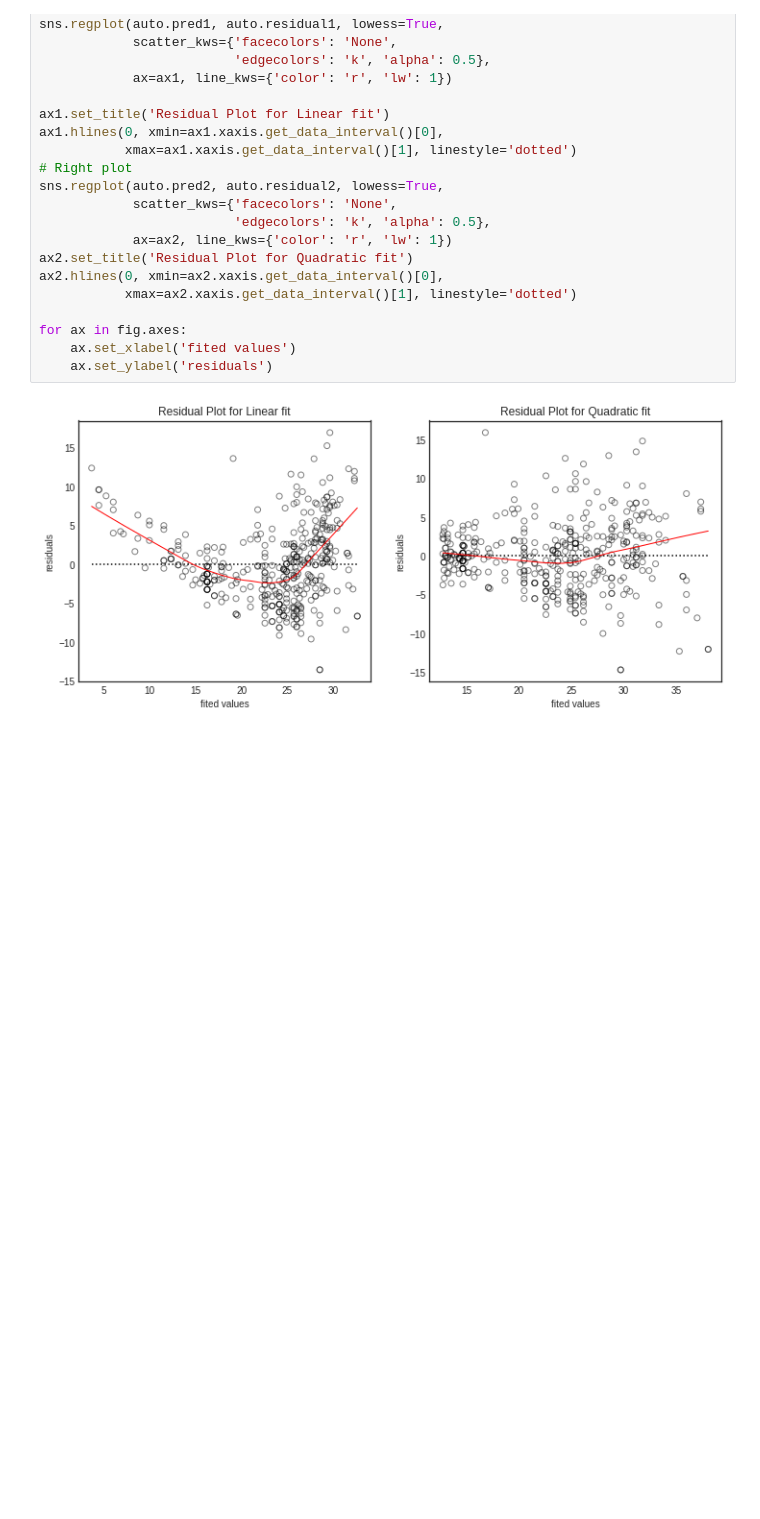
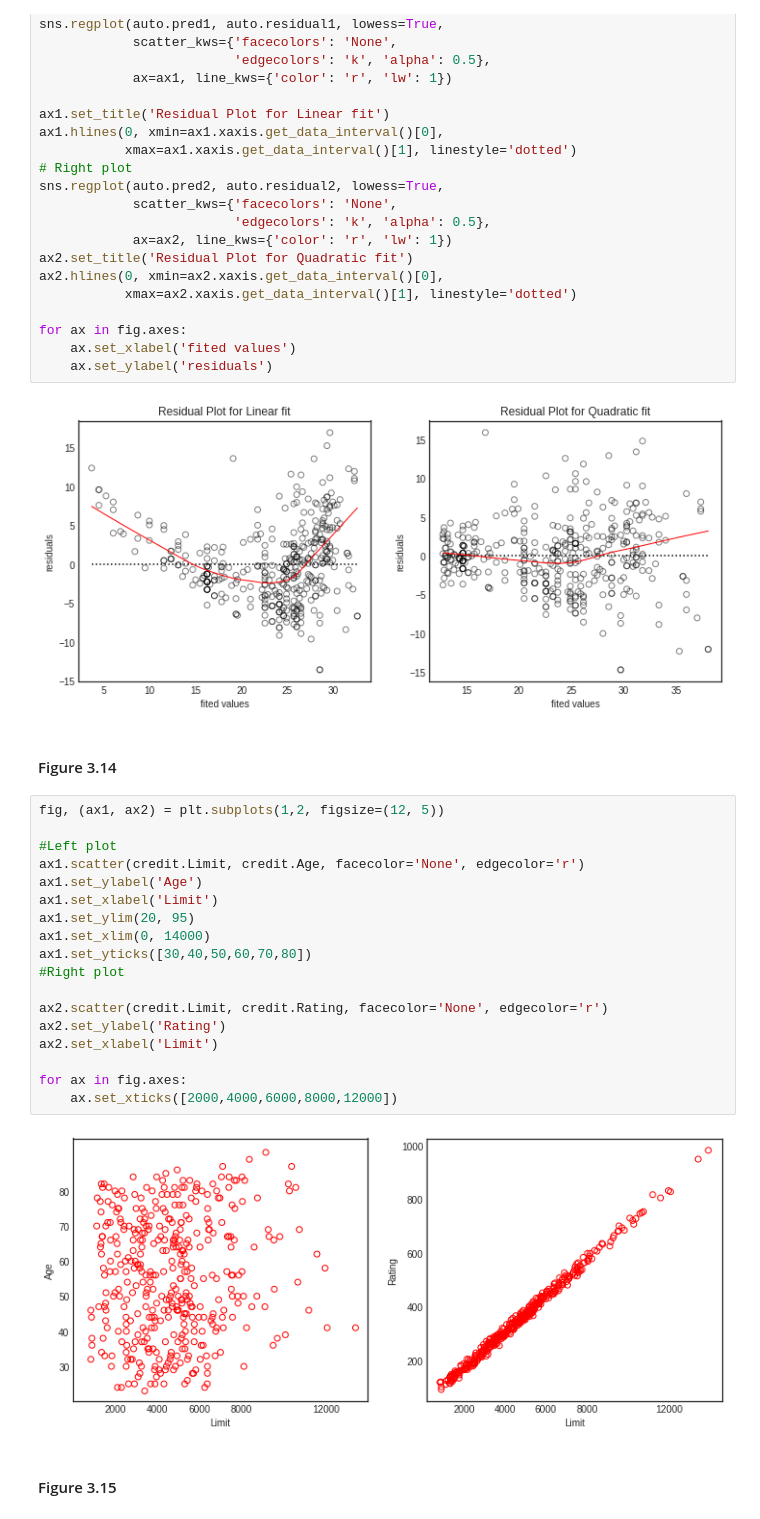
Before and after one commit to kuhnen/ML-exercises, a Jupyter notebook: ISRL-Python/Chapter_3.ipynb, the cells around one changed output. Drawn from its saved outputs; the diff is of its cells as text; blank space fills up the shorter version.

Commit message:
one more figure

```diff
--- a/ISRL-Python/Chapter_3.ipynb
+++ b/ISRL-Python/Chapter_3.ipynb
@@ -530,3 +530,27 @@ for ax in fig.axes:
     ax.set_ylabel('residuals')
 # %% [output]
 [figure]
+# %% [markdown]
+#### Figure 3.14
+# %%
+fig, (ax1, ax2) = plt.subplots(1,2, figsize=(12, 5))
+
+#Left plot
+ax1.scatter(credit.Limit, credit.Age, facecolor='None', edgecolor='r')
+ax1.set_ylabel('Age')
+ax1.set_xlabel('Limit')
+ax1.set_ylim(20, 95)
+ax1.set_xlim(0, 14000)
+ax1.set_yticks([30,40,50,60,70,80])
+#Right plot
+
+ax2.scatter(credit.Limit, credit.Rating, facecolor='None', edgecolor='r')
+ax2.set_ylabel('Rating')
+ax2.set_xlabel('Limit')
+
+for ax in fig.axes:
+    ax.set_xticks([2000,4000,6000,8000,12000])
+# %% [output]
+[figure, added]
+# %% [markdown]
+#### Figure 3.15
```
Also changed, not shown: parts of 6 cells of this notebook.
